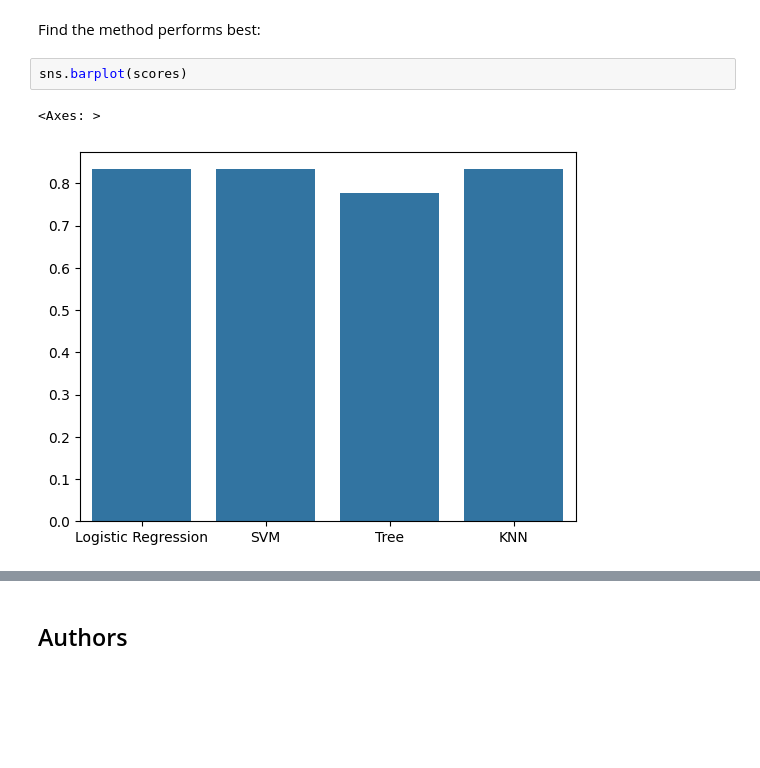
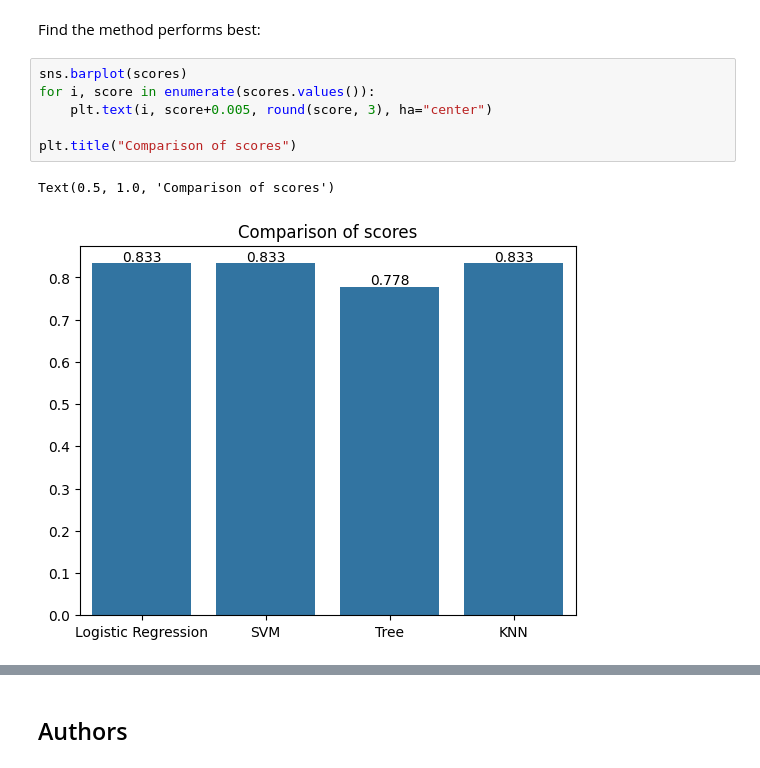
Before and after one commit to AjayDyavathi/IBM_Data_Science_Professional_Certificate, a Jupyter notebook: Capstone/spacex_week4/SpaceX_Machine_Learning_Prediction_Part_5.jupyterlite.ipynb, the cells around one changed output, grey strips where cells are left out. Cells and saved outputs as stored; diff of their text form; blank space fills up the shorter version.

```diff
--- a/Capstone/spacex_week4/SpaceX_Machine_Learning_Prediction_Part_5.jupyterlite.ipynb
+++ b/Capstone/spacex_week4/SpaceX_Machine_Learning_Prediction_Part_5.jupyterlite.ipynb
@@ -332,8 +332,12 @@ plot_confusion_matrix(Y_test,yhat)
 ## TASK  12
 # %% [markdown]
 Find the method performs best:
-# %%
-sns.barplot(scores)
-# %% [output]
-<Axes: >
-[figure, removed]
+# %%
+sns.barplot(scores)
+for i, score in enumerate(scores.values()):
+    plt.text(i, score+0.005, round(score, 3), ha="center")
+
+plt.title("Comparison of scores")
+# %% [output]
+Text(0.5, 1.0, 'Comparison of scores')
+[figure, added]
```
Also changed, not shown: parts of 1 cell of this notebook.
